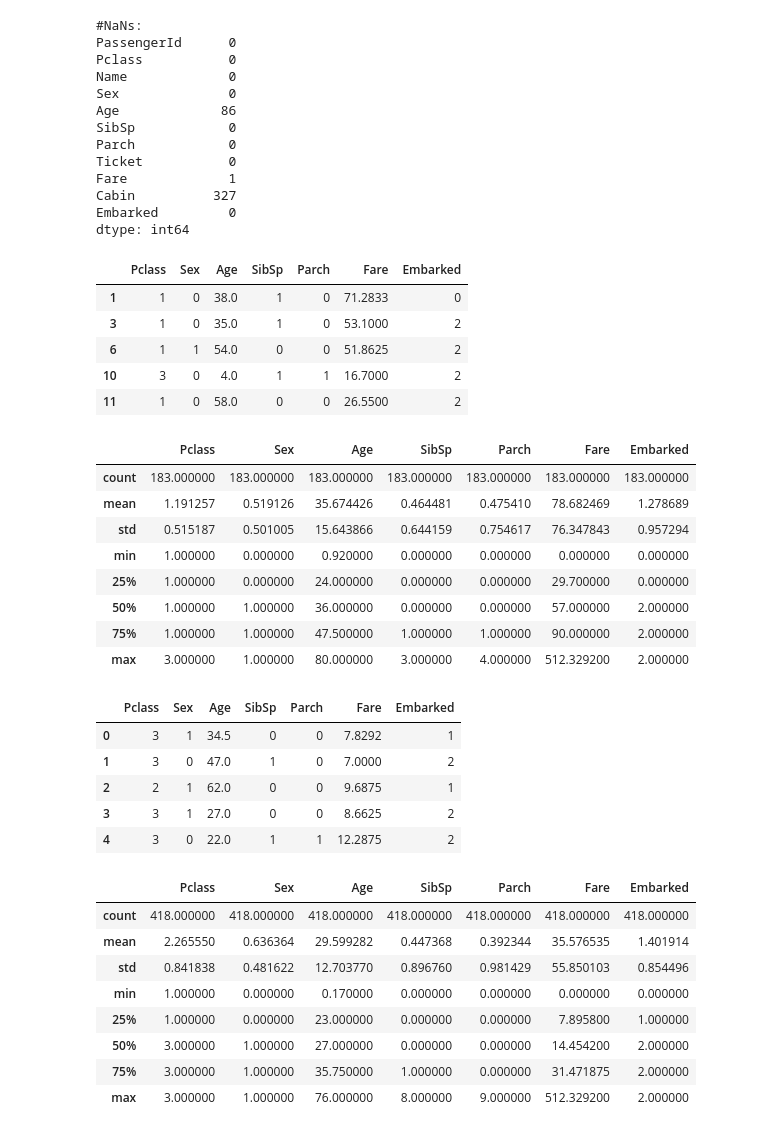
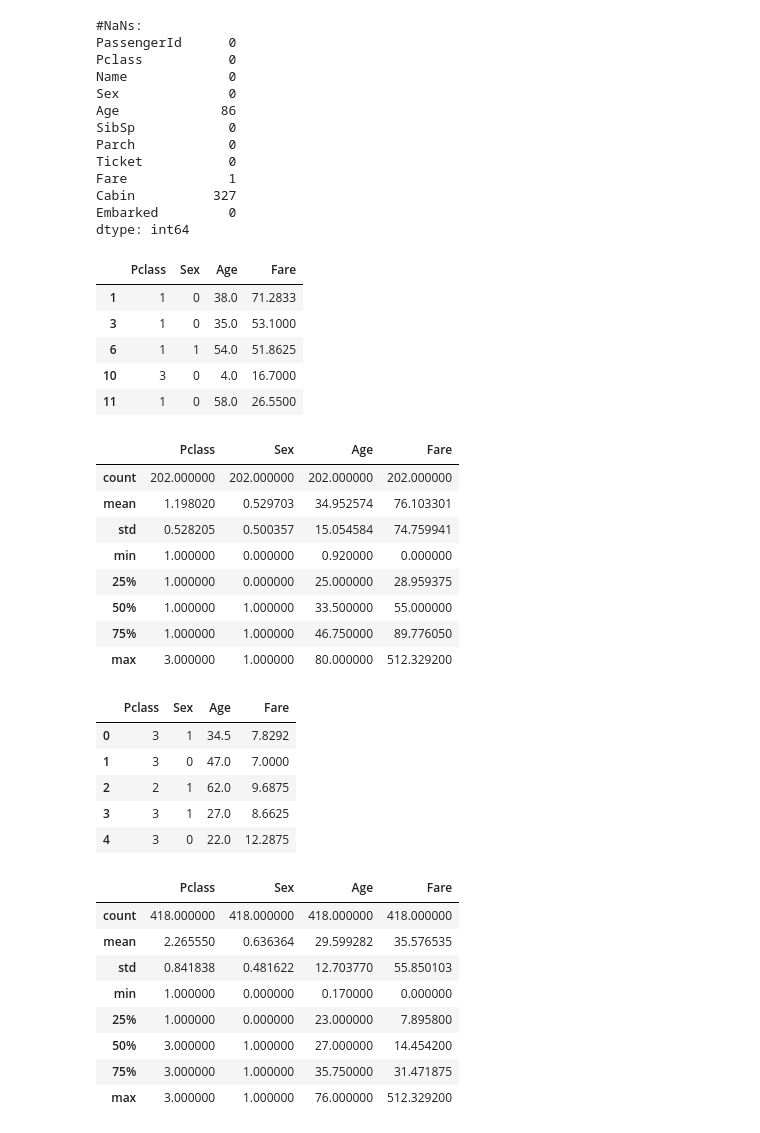
Before and after one commit to hdyksha/kaggle, a Jupyter notebook: titanic/titanic.ipynb, the cells around one changed output. Cells and saved outputs as stored; diff of their text form; code cells hidden in the pictures.

```diff
--- a/titanic/titanic.ipynb
+++ b/titanic/titanic.ipynb
@@ -81,50 +82,56 @@ Cabin          327
 Embarked         0
 dtype: int64
 # %%
+#train_orig["Age"] = train_orig["Age"].fillna(train_orig["Age"].median())
 train = train_orig.dropna()
-train_x = train.loc[:, ["Pclass", "Sex", "Age", "SibSp", "Parch", "Fare", "Embarked"]]
+
+# features = ["Pclass", "Sex", "Age", "SibSp", "Parch", "Fare", "Embarked"]
+features = ["Pclass", "Sex", "Age", "Fare"]
+train_x = train.loc[:, features]
 train_y = train.loc[:, "Survived"]
-test = test_orig.loc[:, ["Pclass", "Sex", "Age", "SibSp", "Parch", "Fare", "Embarked"]]
+test = test_orig.loc[:, features]
+
 test["Age"] = test["Age"].fillna(test["Age"].median())
 test["Fare"] = test["Fare"].fillna(test["Fare"].median())
-for column in ['Sex','Embarked']:
+for column in ['Sex']:
+# for column in ['Sex','Embarked']:
     le = preprocessing.LabelEncoder()
     le.fit(train_x[column].tolist() + test[column].tolist())
     train_x[column] = le.transform(train_x[column])
     test[column] = le.transform(test[column])
 
 display(train_x.head())
 display(train_x.describe())
 display(test.head())
 display(test.describe())
 # %% [output]
-|  | Pclass | Sex | Age | SibSp | Parch | Fare | Embarked |
-| 1 | 1 | 0 | 38.0 | 1 | 0 | 71.2833 | 0 |
-| 3 | 1 | 0 | 35.0 | 1 | 0 | 53.1000 | 2 |
-| 6 | 1 | 1 | 54.0 | 0 | 0 | 51.8625 | 2 |
-| 10 | 3 | 0 | 4.0 | 1 | 1 | 16.7000 | 2 |
-| 11 | 1 | 0 | 58.0 | 0 | 0 | 26.5500 | 2 |
+|  | Pclass | Sex | Age | Fare |
+| 1 | 1 | 0 | 38.0 | 71.2833 |
+| 3 | 1 | 0 | 35.0 | 53.1000 |
+| 6 | 1 | 1 | 54.0 | 51.8625 |
+| 10 | 3 | 0 | 4.0 | 16.7000 |
+| 11 | 1 | 0 | 58.0 | 26.5500 |
-|  | Pclass | Sex | Age | SibSp | Parch | Fare | Embarked |
-| count | 183.000000 | 183.000000 | 183.000000 | 183.000000 | 183.000000 | 183.000000 | 183.000000 |
-| mean | 1.191257 | 0.519126 | 35.674426 | 0.464481 | 0.475410 | 78.682469 | 1.278689 |
-| std | 0.515187 | 0.501005 | 15.643866 | 0.644159 | 0.754617 | 76.347843 | 0.957294 |
-| min | 1.000000 | 0.000000 | 0.920000 | 0.000000 | 0.000000 | 0.000000 | 0.000000 |
-| 25% | 1.000000 | 0.000000 | 24.000000 | 0.000000 | 0.000000 | 29.700000 | 0.000000 |
-| 50% | 1.000000 | 1.000000 | 36.000000 | 0.000000 | 0.000000 | 57.000000 | 2.000000 |
-| 75% | 1.000000 | 1.000000 | 47.500000 | 1.000000 | 1.000000 | 90.000000 | 2.000000 |
-| max | 3.000000 | 1.000000 | 80.000000 | 3.000000 | 4.000000 | 512.329200 | 2.000000 |
+|  | Pclass | Sex | Age | Fare |
+| count | 202.000000 | 202.000000 | 202.000000 | 202.000000 |
+| mean | 1.198020 | 0.529703 | 34.952574 | 76.103301 |
+| std | 0.528205 | 0.500357 | 15.054584 | 74.759941 |
+| min | 1.000000 | 0.000000 | 0.920000 | 0.000000 |
+| 25% | 1.000000 | 0.000000 | 25.000000 | 28.959375 |
+| 50% | 1.000000 | 1.000000 | 33.500000 | 55.000000 |
+| 75% | 1.000000 | 1.000000 | 46.750000 | 89.776050 |
+| max | 3.000000 | 1.000000 | 80.000000 | 512.329200 |
-|  | Pclass | Sex | Age | SibSp | Parch | Fare | Embarked |
-| 0 | 3 | 1 | 34.5 | 0 | 0 | 7.8292 | 1 |
-| 1 | 3 | 0 | 47.0 | 1 | 0 | 7.0000 | 2 |
-| 2 | 2 | 1 | 62.0 | 0 | 0 | 9.6875 | 1 |
-| 3 | 3 | 1 | 27.0 | 0 | 0 | 8.6625 | 2 |
-| 4 | 3 | 0 | 22.0 | 1 | 1 | 12.2875 | 2 |
+|  | Pclass | Sex | Age | Fare |
+| 0 | 3 | 1 | 34.5 | 7.8292 |
+| 1 | 3 | 0 | 47.0 | 7.0000 |
+| 2 | 2 | 1 | 62.0 | 9.6875 |
+| 3 | 3 | 1 | 27.0 | 8.6625 |
+| 4 | 3 | 0 | 22.0 | 12.2875 |
-|  | Pclass | Sex | Age | SibSp | Parch | Fare | Embarked |
-| count | 418.000000 | 418.000000 | 418.000000 | 418.000000 | 418.000000 | 418.000000 | 418.000000 |
-| mean | 2.265550 | 0.636364 | 29.599282 | 0.447368 | 0.392344 | 35.576535 | 1.401914 |
-| std | 0.841838 | 0.481622 | 12.703770 | 0.896760 | 0.981429 | 55.850103 | 0.854496 |
-| min | 1.000000 | 0.000000 | 0.170000 | 0.000000 | 0.000000 | 0.000000 | 0.000000 |
-| 25% | 1.000000 | 0.000000 | 23.000000 | 0.000000 | 0.000000 | 7.895800 | 1.000000 |
-| 50% | 3.000000 | 1.000000 | 27.000000 | 0.000000 | 0.000000 | 14.454200 | 2.000000 |
-| 75% | 3.000000 | 1.000000 | 35.750000 | 1.000000 | 0.000000 | 31.471875 | 2.000000 |
-| max | 3.000000 | 1.000000 | 76.000000 | 8.000000 | 9.000000 | 512.329200 | 2.000000 |
+|  | Pclass | Sex | Age | Fare |
+| count | 418.000000 | 418.000000 | 418.000000 | 418.000000 |
+| mean | 2.265550 | 0.636364 | 29.599282 | 35.576535 |
+| std | 0.841838 | 0.481622 | 12.703770 | 55.850103 |
+| min | 1.000000 | 0.000000 | 0.170000 | 0.000000 |
+| 25% | 1.000000 | 0.000000 | 23.000000 | 7.895800 |
+| 50% | 3.000000 | 1.000000 | 27.000000 | 14.454200 |
+| 75% | 3.000000 | 1.000000 | 35.750000 | 31.471875 |
+| max | 3.000000 | 1.000000 | 76.000000 | 512.329200 |
```
Also changed, not shown: parts of 6 cells of this notebook.
